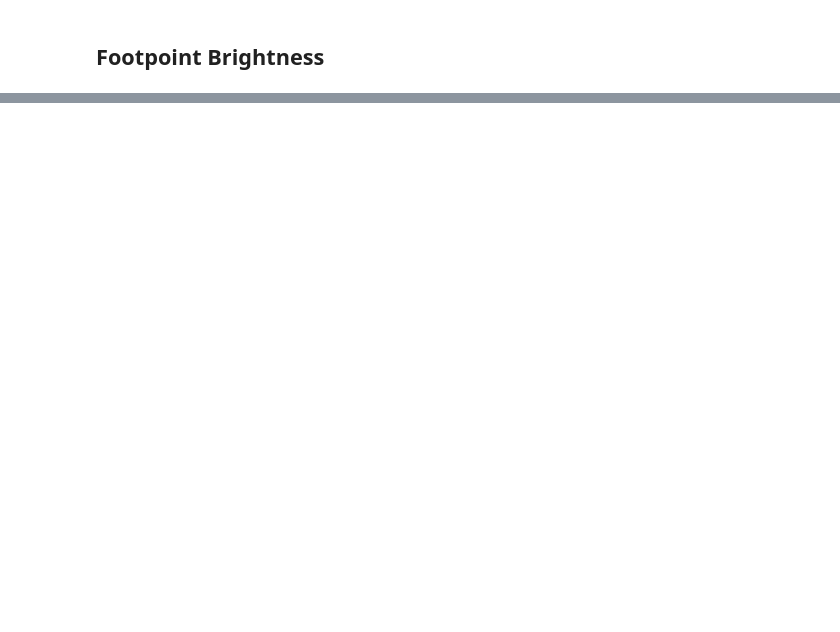
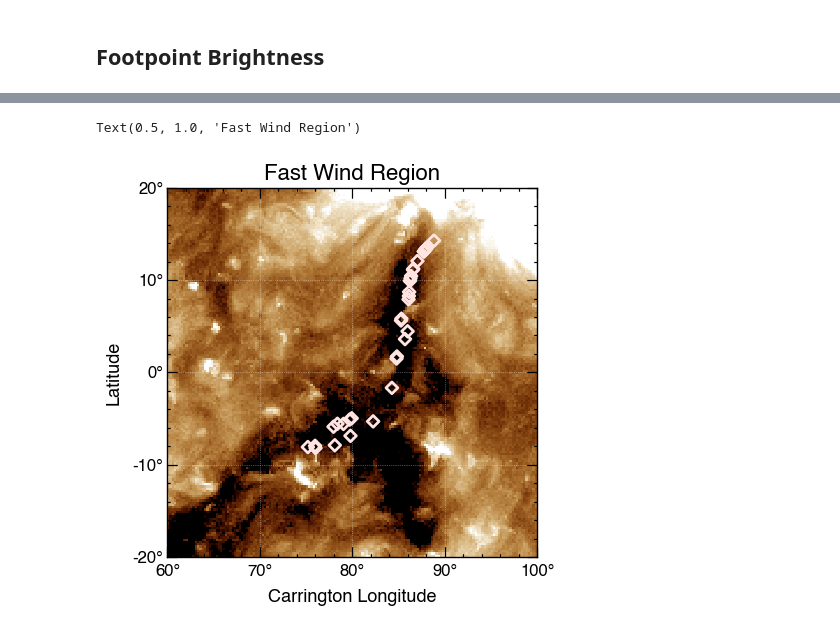
Before and after one commit to tamarervin/publications, a Jupyter notebook: e11_ch/fig6.ipynb, the cells around one changed output, grey strips where cells are left out. Drawn from its saved outputs; the diff is of its cells as text; code cells hidden in the pictures; blank space fills up the shorter version.

```diff
--- a/e11_ch/fig6.ipynb
+++ b/e11_ch/fig6.ipynb
@@ -110,0 +75,9 @@ abundownt['Time'] = [datetime.datetime.strptime(d, '%Y-%m-%d %H:%M:%S') for d in
+# %%
+# ### READ IN DATA ###
+parker, parkerdownt, parkerdownl, pss, orbiter, orbiterdownl, orbiterdownt, oss, his_orbiter, his_orbiterdownt, his_orbiterdownl = utils.read_data(RES_DIR, sigma_time=20)
+
+### DEFINE REGIONS ###
+lon_footpoints = parker.sslon
+hhcs = np.logical_and(lon_footpoints >= loc_hcs[0], lon_footpoints <=loc_hcs[1])
+slow = np.logical_and(lon_footpoints >=sasw[0], lon_footpoints <=sasw[1])
+fast = np.logical_and(lon_footpoints >=fsw[0], lon_footpoints <=fsw[1])
@@ -409,0 +373,6 @@ fig.savefig('eps_figures/fig6.pdf') #EPS
+# %%
+lon_footpoints = parker.sslon
+fast = np.logical_and(lon_footpoints >= fsw[0], lon_footpoints <=fsw[1])
+salf = np.logical_and(lon_footpoints >= sasw[0], lon_footpoints <=sasw[1])
+hhcs = np.logical_and(lon_footpoints >= loc_hcs[0], lon_footpoints <=loc_hcs[1])
+# slow = np.logical_and(lon_footpoints >=ssw[0], lon_footpoints <=ssw[1])
@@ -409,0 +450,33 @@ fig.savefig('eps_figures/fig6.pdf') #EPS
+# %%
+# data parameters
+cadence = a.Sample(24*u.hour)  # querying cadence
+start_date = '2022-02-28T12:00:00'  # start date of query
+end_date = '2022-03-02T12:00:00'  # end date of query
+
+hmi_result = Fido.search(a.Time(start_date, end_date),
+                     a.Instrument.aia, a.Wavelength(193 * u.angstrom), cadence)
+file_download = Fido.fetch(hmi_result)
+map_seq = sunpy.map.Map(sorted(file_download))
+# %%
+### FAST WIND!!!!
+### SUBMAP CREATION
+hmi_map = map_seq[1]
+shape = (720, 1440)
+carr_header = make_heliographic_header(hmi_map.date, hmi_map.observer_coordinate, shape, frame='carrington')
+outmap = hmi_map.reproject_to(carr_header)
+bottom_left = SkyCoord(60*u.degree, -20*u.degree, frame=outmap.coordinate_frame)
+fsw_submap = outmap.submap(bottom_left, width=40*u.degree, height=40*u.degree)
+fig = plt.figure()
+ax = fig.add_subplot(projection=fsw_submap)
+
+### FIGURE
+lognorm = mpl.colors.LogNorm(vmin=np.nanpercentile(fsw_submap.data.flatten(),10),
+                        vmax=np.nanpercentile(fsw_submap.data.flatten(),95))
+fsw_submap.plot(axes=ax, norm=lognorm)
+coords = SkyCoord(lon=np.array(pfss.flon[fast][::3])*u.deg, lat=np.array(pfss.flat[fast][::3])*u.deg, frame=fsw_submap.coordinate_frame)
+pixel_coords_x, pixel_coords_y = coords.to_pixel(fsw_submap.wcs)
+ax.scatter(pixel_coords_x, pixel_coords_y, marker='D', zorder=3, facecolor='none', edgecolor=fcol, linewidth=2)
+ax.set_title('Fast Wind Region')
+# %% [output]
+Text(0.5, 1.0, 'Fast Wind Region')
+[figure, added]
```
Also changed, not shown: parts of 26 cells of this notebook, 7 other files.
